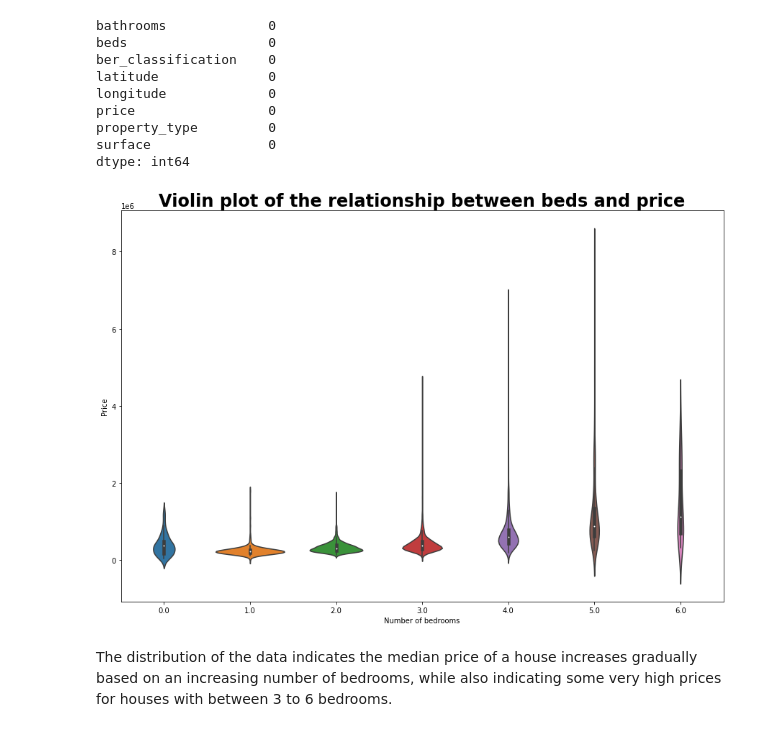
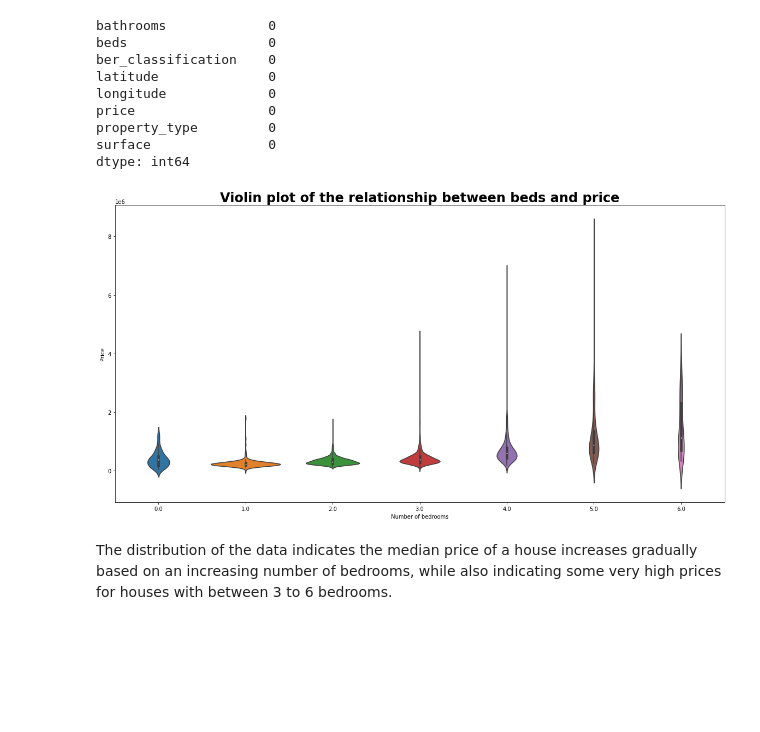
Before and after one commit to markdevine/ET5003_SEM1_2021-2, a Jupyter notebook: ET5003_Etivity2_Mark_Devine_19187289.ipynb, the cells around one changed output. Drawn from its saved outputs; the diff is of its cells as text; code cells hidden in the pictures; blank space fills up the shorter version.

```diff
--- a/ET5003_Etivity2_Mark_Devine_19187289.ipynb
+++ b/ET5003_Etivity2_Mark_Devine_19187289.ipynb
@@ -784,15 +766,14 @@ surface               0
 dtype: int64
 # %%
 # examine the relationship between price and beds using a violin plot
-
 sns.violinplot(data=df_train, x='beds', y='price')
 plt.title('Violin plot of the relationship between beds and price', fontdict= { 'fontsize': 24, 'fontweight':'bold'})
 plt.xlabel('Number of bedrooms')
 plt.ylabel('Price')
-plt.rcParams['figure.figsize'] = [25, 20]
+plt.rcParams['figure.figsize'] = [20, 10]
 plt.show()
 # %% [output]
-[figure, old version]
+[figure, new version]
 # %% [markdown]
 The distribution of the data indicates the median price of a house increases gradually based on an increasing number of bedrooms, while also indicating some very high prices for houses with between 3 to 6 bedrooms.
 # %% [markdown]
```
Also changed, not shown: parts of 47 cells of this notebook.
